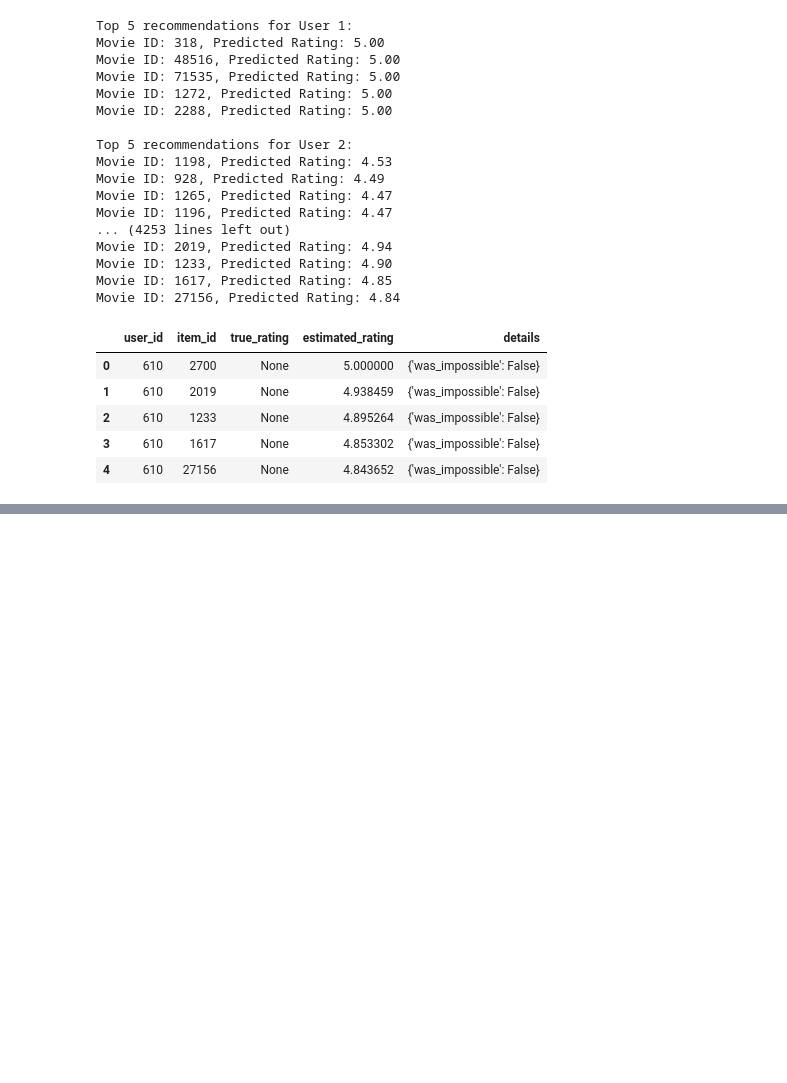
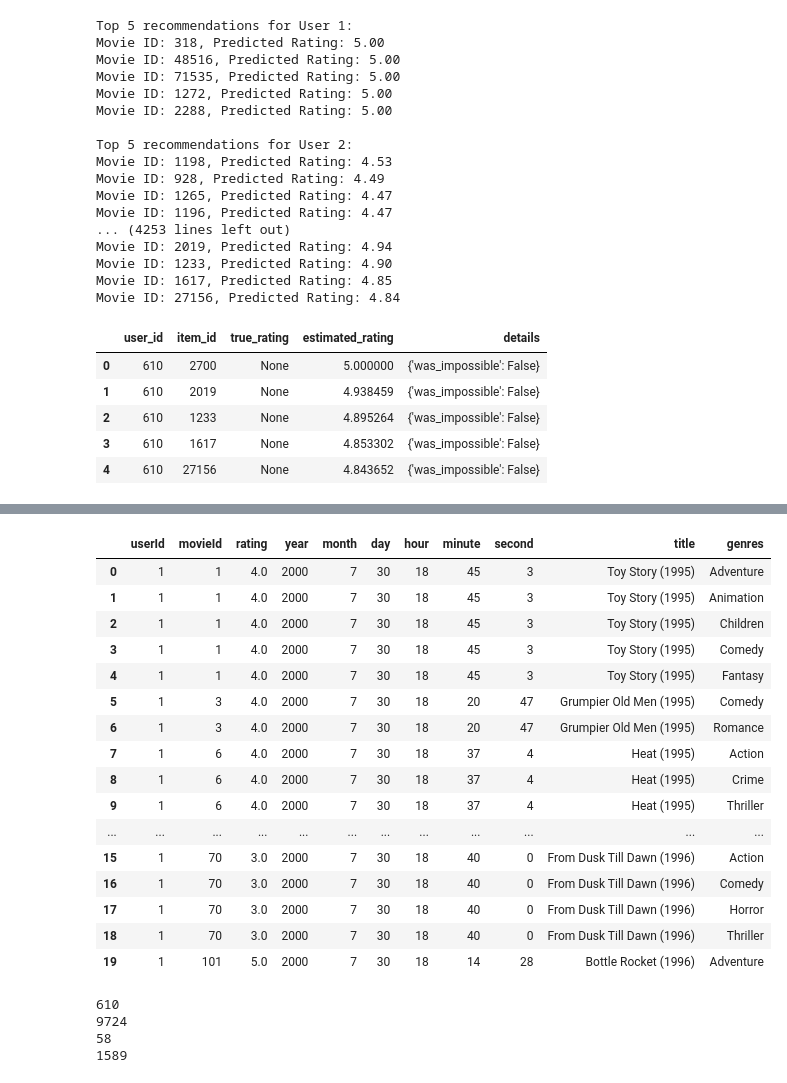
Before and after one commit to DavidGathimbaM/Movie_Recommendation_System, a Jupyter notebook: Group/Joan.ipynb, the cells around one changed output, grey strips where cells are left out. Drawn from its saved outputs; the diff is of its cells as text; code cells hidden in the pictures; blank space fills up the shorter version.

```diff
--- a/Group/Joan.ipynb
+++ b/Group/Joan.ipynb
@@ -39,7 +58,7 @@ dtype: int64
 | 3 | 4 | Waiting to Exhale (1995) | Comedy|Drama|Romance |
 | 4 | 5 | Father of the Bride Part II (1995) | Comedy |
 # %%
-ratings_df = pd.read_csv(r'C:\Users\pc\Documents\Projects\phase_4_project\Data\ratings.csv')
+ratings_df = pd.read_csv(r'C:\Users\pc\Documents\Projects\Phase 4 project - Recommendation Systems\data_1\ratings.csv')
 
 print(ratings_df.shape)
 print(ratings_df.isna().sum())
@@ -637,0 +674,30 @@ Matrix factorization
+# %%
+merged_ratings_df.head(20)
+# %% [output]
+|  | userId | movieId | rating | year | month | day | hour | minute | second | title | genres |
+| 0 | 1 | 1 | 4.0 | 2000 | 7 | 30 | 18 | 45 | 3 | Toy Story (1995) | Adventure |
+| 1 | 1 | 1 | 4.0 | 2000 | 7 | 30 | 18 | 45 | 3 | Toy Story (1995) | Animation |
+| 2 | 1 | 1 | 4.0 | 2000 | 7 | 30 | 18 | 45 | 3 | Toy Story (1995) | Children |
+| 3 | 1 | 1 | 4.0 | 2000 | 7 | 30 | 18 | 45 | 3 | Toy Story (1995) | Comedy |
+| 4 | 1 | 1 | 4.0 | 2000 | 7 | 30 | 18 | 45 | 3 | Toy Story (1995) | Fantasy |
+| 5 | 1 | 3 | 4.0 | 2000 | 7 | 30 | 18 | 20 | 47 | Grumpier Old Men (1995) | Comedy |
+| 6 | 1 | 3 | 4.0 | 2000 | 7 | 30 | 18 | 20 | 47 | Grumpier Old Men (1995) | Romance |
+| 7 | 1 | 6 | 4.0 | 2000 | 7 | 30 | 18 | 37 | 4 | Heat (1995) | Action |
+| 8 | 1 | 6 | 4.0 | 2000 | 7 | 30 | 18 | 37 | 4 | Heat (1995) | Crime |
+| 9 | 1 | 6 | 4.0 | 2000 | 7 | 30 | 18 | 37 | 4 | Heat (1995) | Thriller |
+| ... | ... | ... | ... | ... | ... | ... | ... | ... | ... | ... | ... |
+| 15 | 1 | 70 | 3.0 | 2000 | 7 | 30 | 18 | 40 | 0 | From Dusk Till Dawn (1996) | Action |
+| 16 | 1 | 70 | 3.0 | 2000 | 7 | 30 | 18 | 40 | 0 | From Dusk Till Dawn (1996) | Comedy |
+| 17 | 1 | 70 | 3.0 | 2000 | 7 | 30 | 18 | 40 | 0 | From Dusk Till Dawn (1996) | Horror |
+| 18 | 1 | 70 | 3.0 | 2000 | 7 | 30 | 18 | 40 | 0 | From Dusk Till Dawn (1996) | Thriller |
+| 19 | 1 | 101 | 5.0 | 2000 | 7 | 30 | 18 | 14 | 28 | Bottle Rocket (1996) | Adventure |
+# %%
+print(merged_ratings_df.userId.nunique())
+print(merged_ratings_df.movieId.nunique())
+print(tags_movie_df.userId.nunique())
+print(tags_movie_df.tag.nunique())
+# %% [output]
+610
+9724
+58
+1589
```
Also changed, not shown: parts of 18 cells of this notebook.
